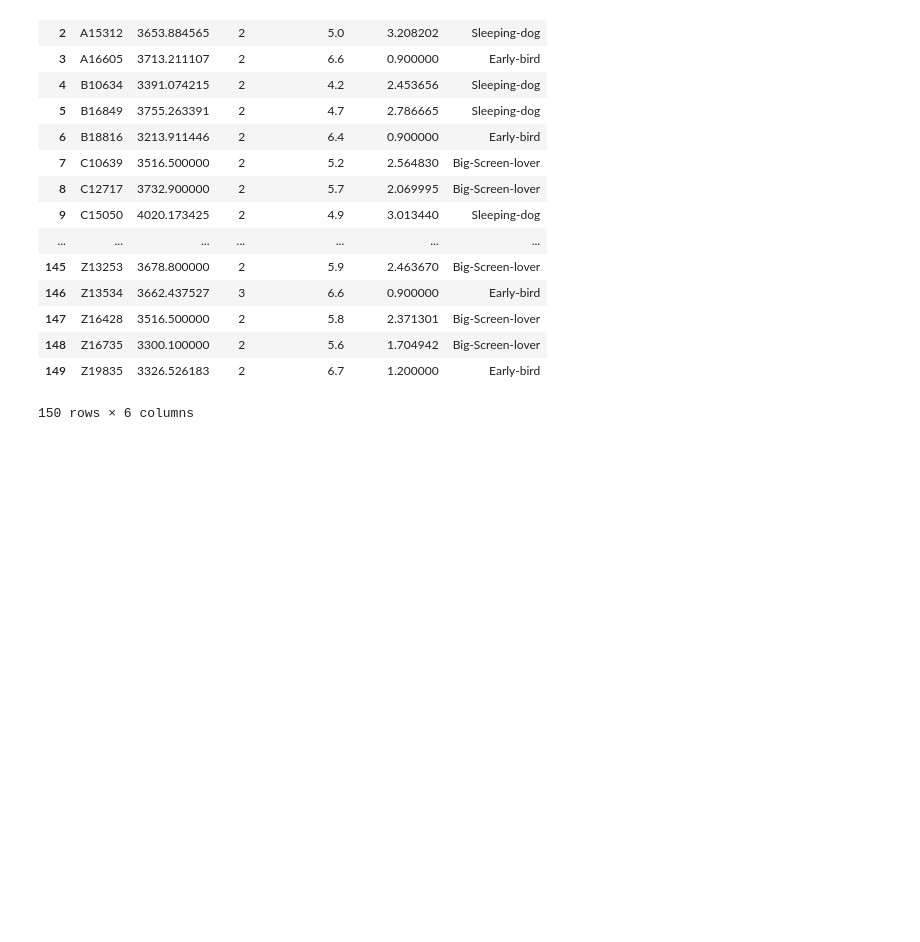
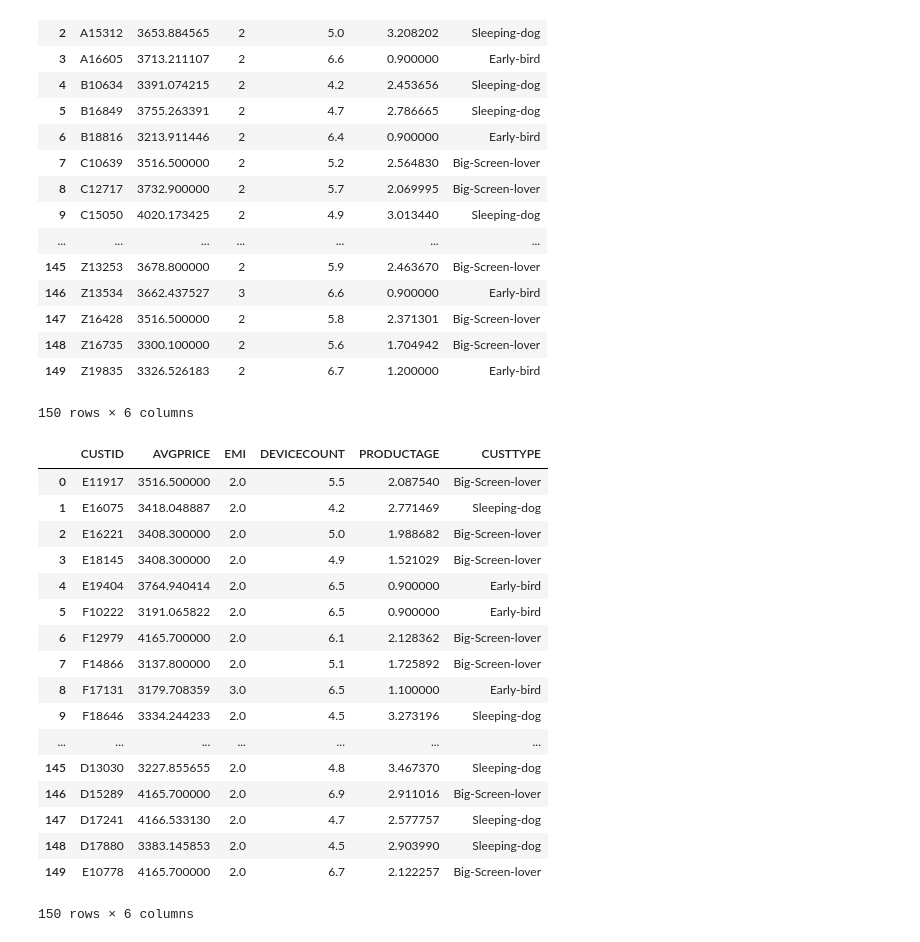
Before and after one commit to ckt9636/python, a Jupyter notebook: 0608_Pandas_데이터 불러오기.ipynb, the cells around one changed output. Drawn from its saved outputs; the diff is of its cells as text; code cells hidden in the pictures; blank space fills up the shorter version.

```diff
--- a/0608_Pandas_데이터 불러오기.ipynb
+++ b/0608_Pandas_데이터 불러오기.ipynb
@@ -94,0 +98,27 @@ customerData.to_sql(resultname, engine, if_exists='replace', index=False)
+# %%
+# DB 커넥션 열기
+engine = create_engine('postgresql://kopo:kopo@192.168.110.111:5432/kopo')
+# %%
+# DB 테이블을 읽어 Data Frame 변수에 저장하기
+customerData = pd.read_sql_query('SELECT * FROM customerdata', engine)
+# %%
+customerData
+# %% [output]
+|  | CUSTID | AVGPRICE | EMI | DEVICECOUNT | PRODUCTAGE | CUSTTYPE |
+| 0 | E11917 | 3516.500000 | 2.0 | 5.5 | 2.087540 | Big-Screen-lover |
+| 1 | E16075 | 3418.048887 | 2.0 | 4.2 | 2.771469 | Sleeping-dog |
+| 2 | E16221 | 3408.300000 | 2.0 | 5.0 | 1.988682 | Big-Screen-lover |
+| 3 | E18145 | 3408.300000 | 2.0 | 4.9 | 1.521029 | Big-Screen-lover |
+| 4 | E19404 | 3764.940414 | 2.0 | 6.5 | 0.900000 | Early-bird |
+| 5 | F10222 | 3191.065822 | 2.0 | 6.5 | 0.900000 | Early-bird |
+| 6 | F12979 | 4165.700000 | 2.0 | 6.1 | 2.128362 | Big-Screen-lover |
+| 7 | F14866 | 3137.800000 | 2.0 | 5.1 | 1.725892 | Big-Screen-lover |
+| 8 | F17131 | 3179.708359 | 3.0 | 6.5 | 1.100000 | Early-bird |
+| 9 | F18646 | 3334.244233 | 2.0 | 4.5 | 3.273196 | Sleeping-dog |
+| ... | ... | ... | ... | ... | ... | ... |
+| 145 | D13030 | 3227.855655 | 2.0 | 4.8 | 3.467370 | Sleeping-dog |
+| 146 | D15289 | 4165.700000 | 2.0 | 6.9 | 2.911016 | Big-Screen-lover |
+| 147 | D17241 | 4166.533130 | 2.0 | 4.7 | 2.577757 | Sleeping-dog |
+| 148 | D17880 | 3383.145853 | 2.0 | 4.5 | 2.903990 | Sleeping-dog |
+| 149 | E10778 | 4165.700000 | 2.0 | 6.7 | 2.122257 | Big-Screen-lover |
+150 rows × 6 columns
```
Also changed, not shown: parts of 2 cells of this notebook, 8 other files.
